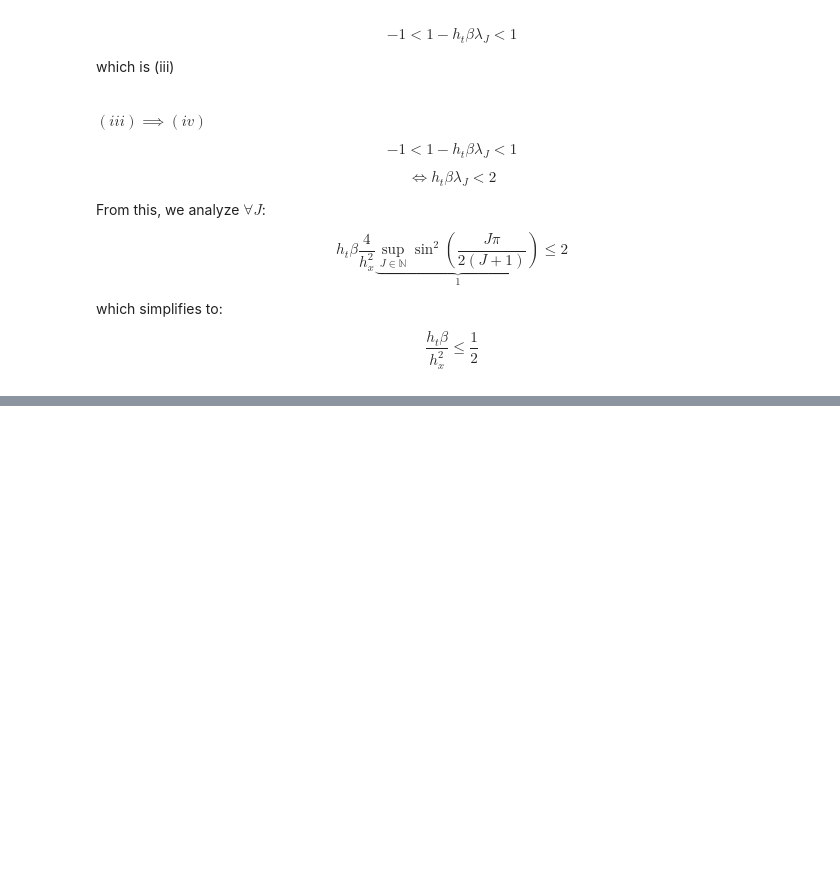
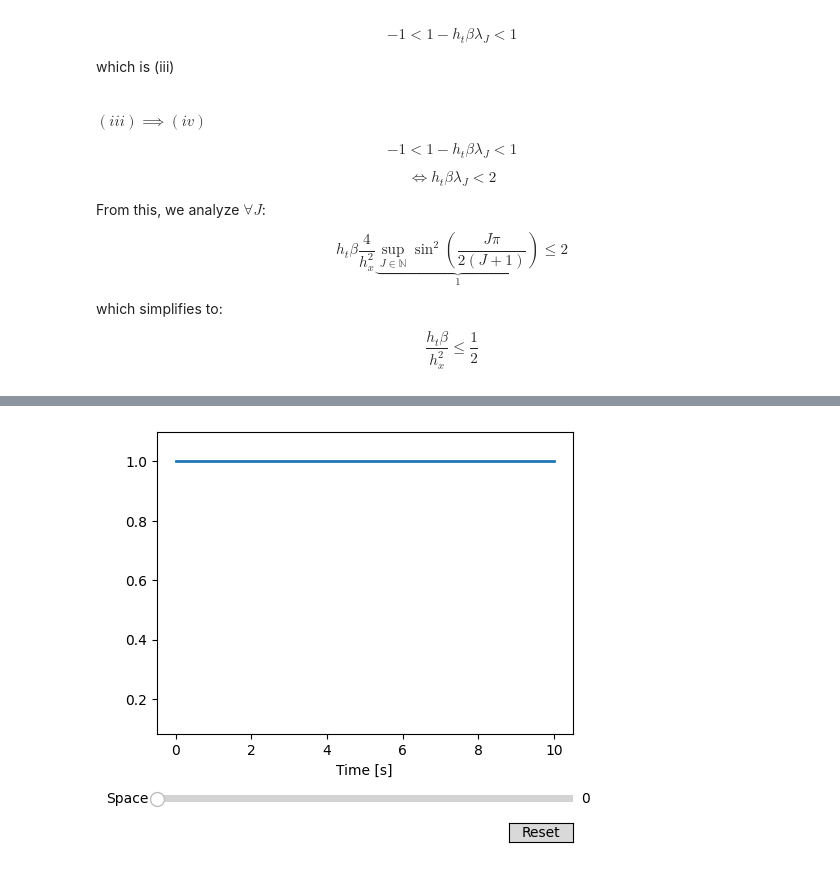
Before and after one commit to Iluann/num_analysis, a Jupyter notebook: notebook.ipynb, the cells around one changed output, grey strips where cells are left out. Drawn from its saved outputs; the diff is of its cells as text; code cells hidden in the pictures; blank space fills up the shorter version.

```diff
--- a/notebook.ipynb
+++ b/notebook.ipynb
@@ -528,3 +615,74 @@ def euler_forward(T,beta, L,J, N, a):
          V[:,n+1]=np.dot(B,V[:,n])+F
       V=np.insert(V, [0], [a], axis=0)
       return V,t, x
+# %%
+#Plotting with slider along the x coordinates
+
+import matplotlib.pyplot as plt
+from matplotlib.widgets import Button, Slider
+
+T=10
+beta=1e-3
+L=1
+J=20
+N=150
+a=1
+
+V,t,x = euler_forward(T,beta, L,J, N, a)
+
+# The parametrized function to be plotted
+def f(t,x):
+    return V[x,:]
+
+# Define initial parameters
+init_x = 0
+
+# Create the figure and the line that we will manipulate
+fig, ax = plt.subplots()
+line, = ax.plot(t, f(t,init_x), lw=2)
+ax.set_xlabel('Time [s]')
+
+# adjust the main plot to make room for the sliders
+fig.subplots_adjust(left=0.25, bottom=0.25)
+
+# Make a horizontal slider to control the frequency.
+axfreq = fig.add_axes([0.25, 0.1, 0.65, 0.03])
+space_slider = Slider(
+    ax=axfreq,
+    label='Space',
+    valmin=0,
+    valmax=L,
+    valinit=init_x,
+)
+h_x=L/(J+1)
+# The function to be called anytime a slider's value changes
+
+all_y = np.array([f(t, i) for i in range(J+1)])
+global_min = np.min(all_y)
+global_max = np.max(all_y)
+
+ax.set_ylim(global_min * 1.1, global_max * 1.1)  # Add some padding
+
+def update(val):
+    idx = int(val / h_x)
+    idx = min(max(idx, 0), J)
+    y_data = f(t, idx)
+    line.set_ydata(y_data)
+    fig.canvas.draw_idle()
+
+
+# register the update function with each slider
+space_slider.on_changed(update)
+
+# Create a `matplotlib.widgets.Button` to reset the sliders to initial values.
+resetax = fig.add_axes([0.8, 0.025, 0.1, 0.04])
+button = Button(resetax, 'Reset', hovercolor='0.975')
+
+
+def reset(event):
+    space_slider.reset()
+button.on_clicked(reset)
+
+plt.show()
+# %% [output]
+[figure, added]
```
Also changed, not shown: parts of 9 cells of this notebook.
